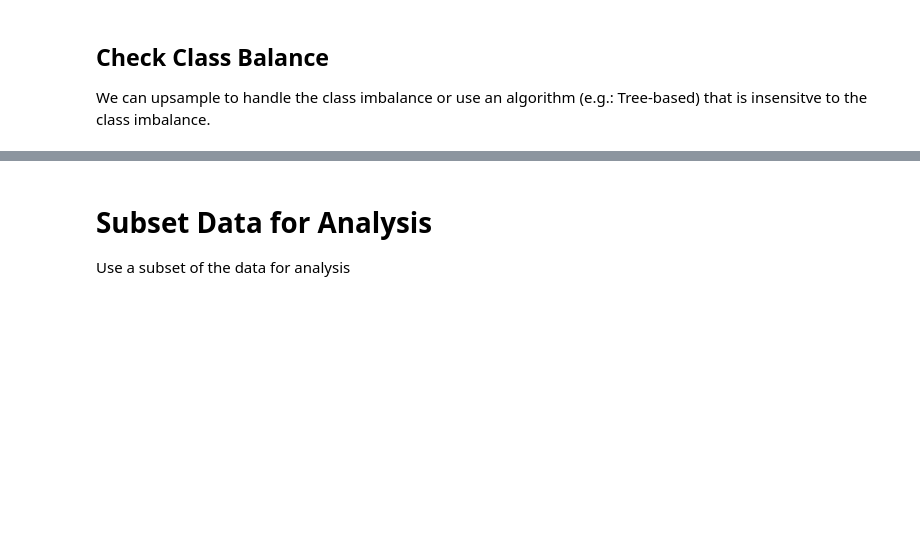
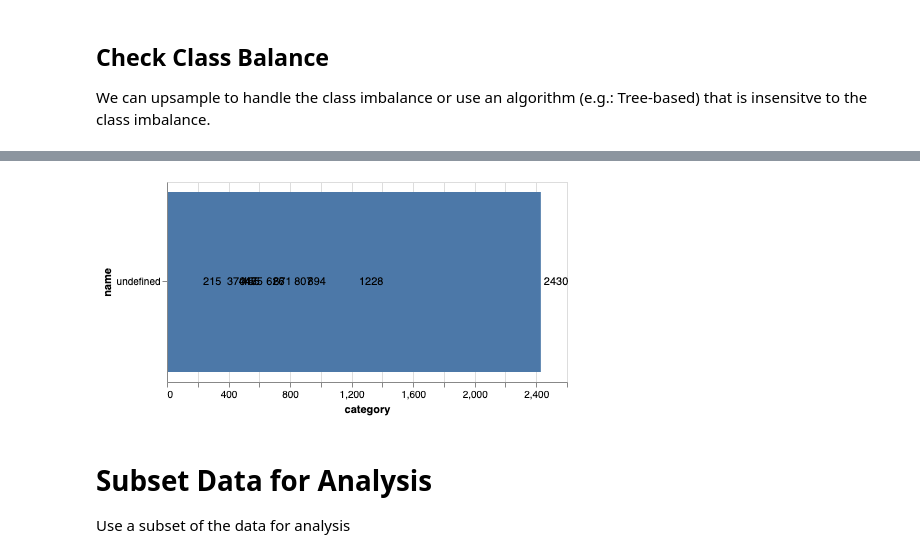
Before and after one commit to chalendony/charity-filter-evaluation, a Jupyter notebook: Charity Evalution.ipynb, the cells around one changed output, grey strips where cells are left out. Saved outputs shown, nothing was run; the diff lists cells and outputs as text; code cells hidden in the pictures; blank space fills up the shorter version.

```diff
--- a/LATESTEST_Charity Evaluation.ipynb
+++ b/Charity Evalution.ipynb
@@ -135,0 +110,4 @@ Name: cause, dtype: int64
+# %%
+pic = pd.DataFrame(df['category'].value_counts())
+# %%
+pic['name'] = pic.index.values.tolist()
@@ -136,3 +129,29 @@ Name: cause, dtype: int64
+# %%
+source = pic
+
+bars = alt.Chart(source).mark_bar().encode(
+     x='category:Q',
+     y=alt.Y(
+        "name:O",
+        sort=alt.EncodingSortField(
+            field="category",  # The field to use for the sort
+            #op="sum",  # The operation to run on the field prior to sorting
+            order="ascending"  # The order to sort in
+        )
+    )
+)
+
+text = bars.mark_text(
+    align='left',
+    baseline='middle',
+    dx=3  # Nudges text to right so it doesn't appear on top of the bar
+).encode(
+    text='category:Q'
+)
+
+(bars + text).properties(height=200)
+# %% [output]
+[figure, added]
 # %% [markdown]
 # Subset Data for Analysis
 
```
Also changed, not shown: parts of 22 cells of this notebook, 8 other files.
